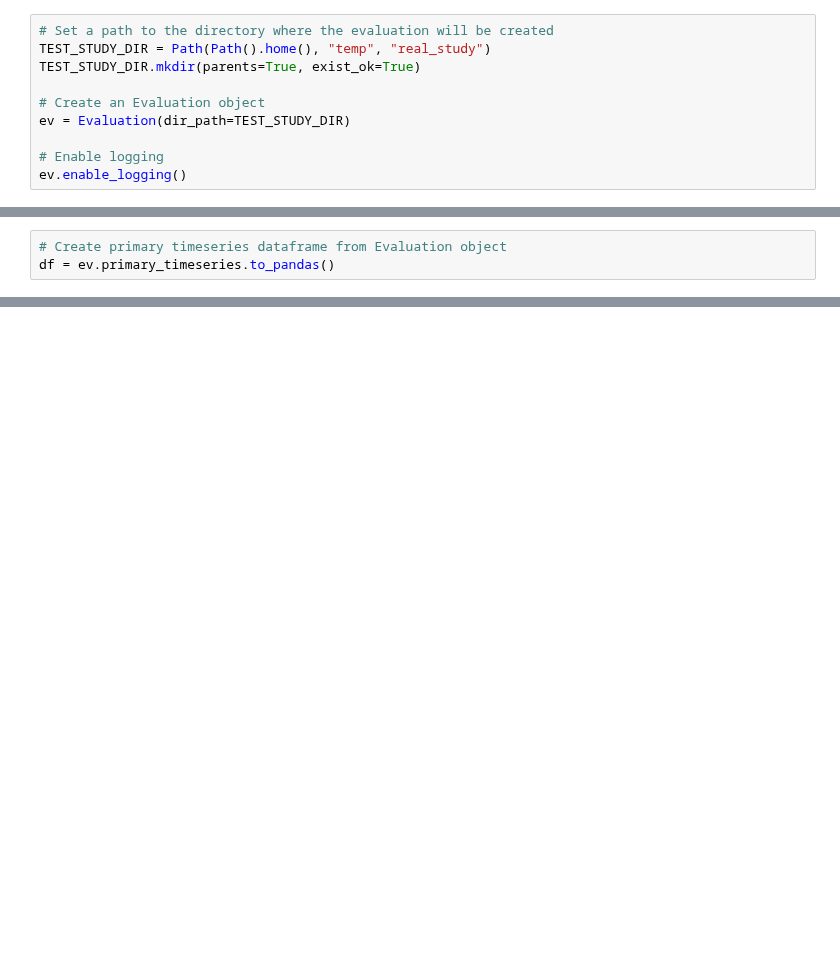
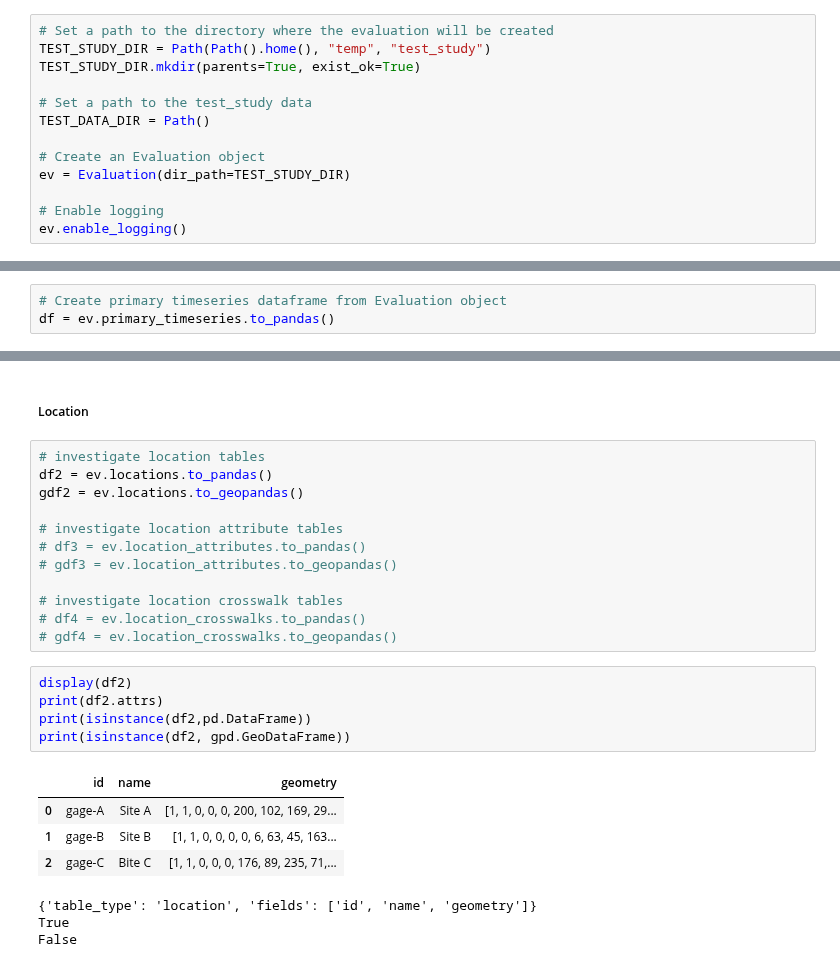
Before and after one commit to RTIInternational/teehr, a Jupyter notebook: src/teehr/examples/07-2_site_plotting.ipynb, the cells around one changed output, grey strips where cells are left out. Cells and saved outputs as stored; diff of their text form; blank space fills up the shorter version.

```diff
--- a/src/teehr/examples/07-2_site_plotting.ipynb
+++ b/src/teehr/examples/07-2_site_plotting.ipynb
@@ -8,7 +14,10 @@ output_notebook()
 # %%
 # Set a path to the directory where the evaluation will be created
-TEST_STUDY_DIR = Path(Path().home(), "temp", "real_study")
+TEST_STUDY_DIR = Path(Path().home(), "temp", "test_study")
 TEST_STUDY_DIR.mkdir(parents=True, exist_ok=True)
+
+# Set a path to the test_study data
+TEST_DATA_DIR = Path()
 
 # Create an Evaluation object
 ev = Evaluation(dir_path=TEST_STUDY_DIR)
@@ -35,0 +44,27 @@ df.teehr.timeseries_plot()
+# %% [markdown]
+##### Location
+# %%
+# investigate location tables
+df2 = ev.locations.to_pandas()
+gdf2 = ev.locations.to_geopandas()
+
+# investigate location attribute tables
+# df3 = ev.location_attributes.to_pandas()
+# gdf3 = ev.location_attributes.to_geopandas()
+
+# investigate location crosswalk tables
+# df4 = ev.location_crosswalks.to_pandas()
+# gdf4 = ev.location_crosswalks.to_geopandas()
+# %%
+display(df2)
+print(df2.attrs)
+print(isinstance(df2,pd.DataFrame))
+print(isinstance(df2, gpd.GeoDataFrame))
+# %% [output]
+|  | id | name | geometry |
+| 0 | gage-A | Site A | [1, 1, 0, 0, 0, 200, 102, 169, 29... |
+| 1 | gage-B | Site B | [1, 1, 0, 0, 0, 0, 6, 63, 45, 163... |
+| 2 | gage-C | Bite C | [1, 1, 0, 0, 0, 176, 89, 235, 71,... |
+{'table_type': 'location', 'fields': ['id', 'name', 'geometry']}
+True
+False
```
Also changed, not shown: parts of 11 cells of this notebook, 4 other files.
